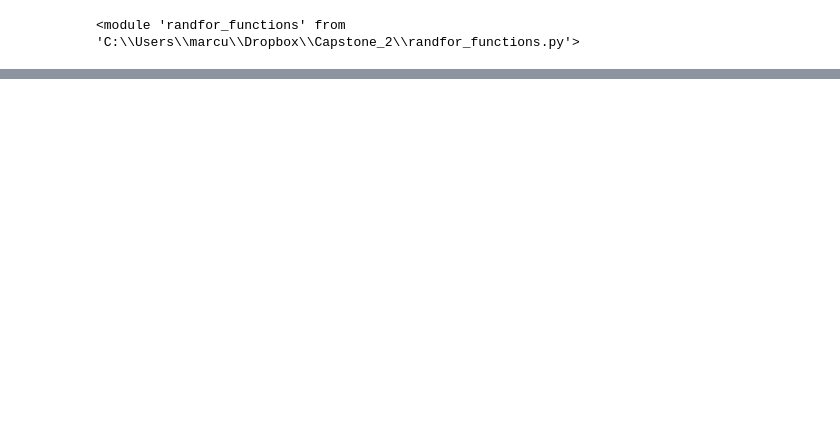
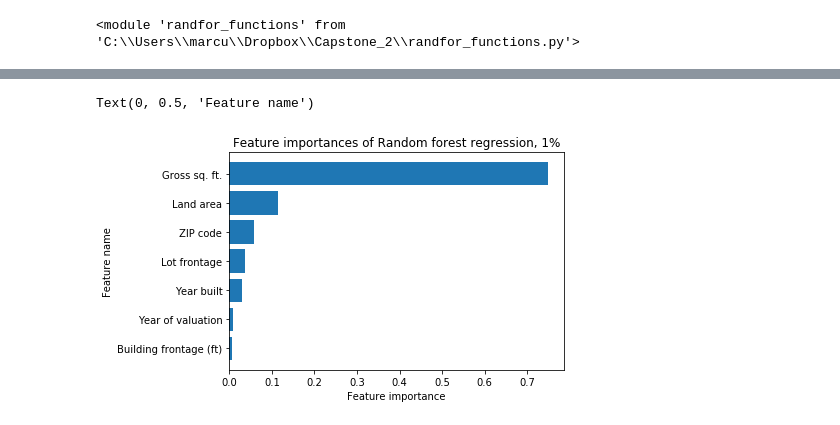
Before and after one commit to Hedgehog612/Capstone_Project_2, a Jupyter notebook: Machine learning.ipynb, the cells around one changed output, grey strips where cells are left out. Cells and saved outputs as stored; diff of their text form; code cells hidden in the pictures; blank space fills up the shorter version.

```diff
--- a/Machine learning.ipynb
+++ b/Machine learning.ipynb
@@ -655,0 +607,4 @@ plt.ylim((0, 1.5))
+# %%
+features = ['Gross sq. ft.', 'Land area', 'ZIP code', 'Lot frontage', 'Year built',\
+           'Year of valuation', 'Building frontage (ft)']
+importances = [.749, .115, .058, .036, .029, .008, .006]
@@ -655,0 +631,8 @@ plt.ylim((0, 1.5))
+# %%
+plt.barh(features, importances)
+plt.title('Feature importances of Random forest regression, 1%')
+plt.xlabel("Feature importance")
+plt.ylabel('Feature name')
+# %% [output]
+Text(0, 0.5, 'Feature name')
+[figure, added]
```
Also changed, not shown: parts of 180 cells of this notebook, 4 other files.
